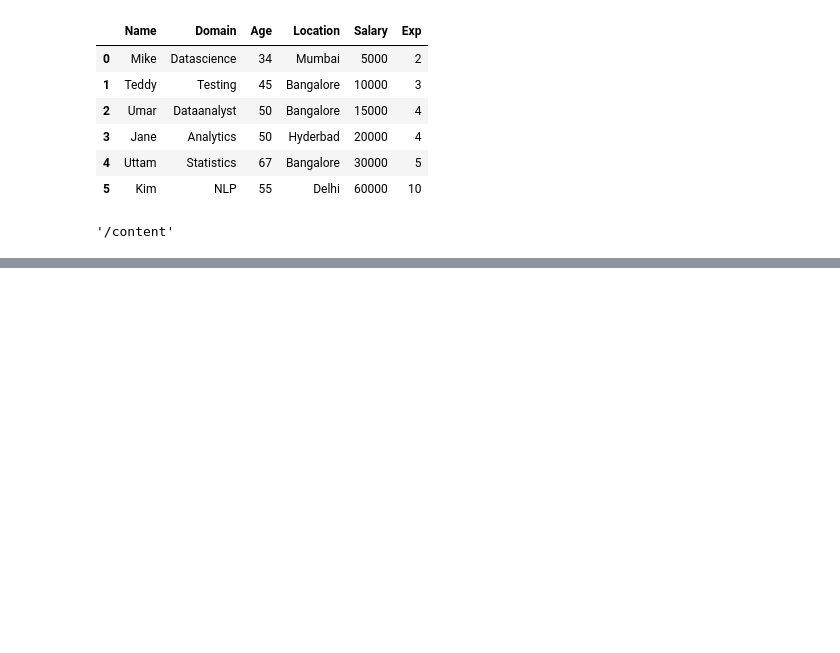
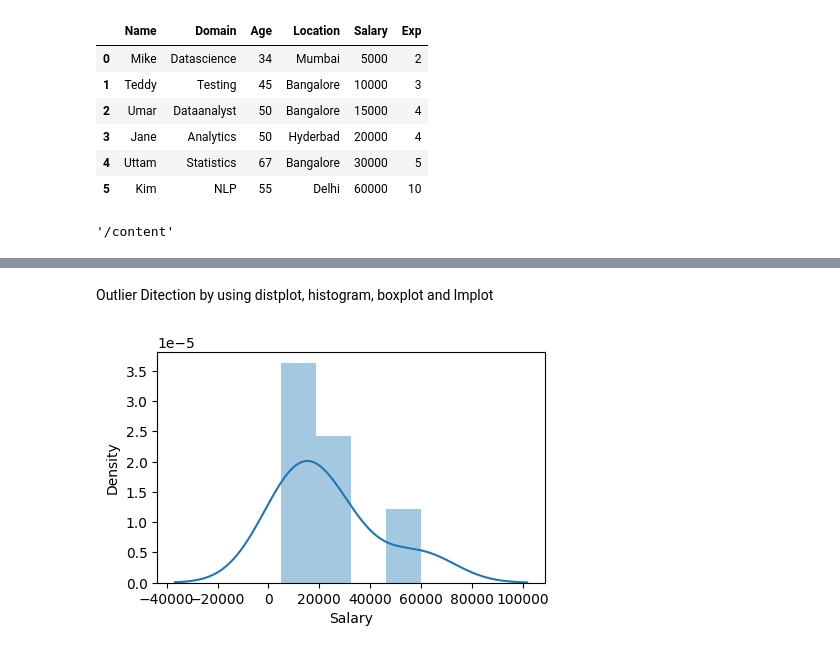
Before and after one commit to ApoorvaReddy17/practice, a Jupyter notebook: Data_Cleansing.ipynb, the cells around one changed output, grey strips where cells are left out. Saved outputs shown, nothing was run; the diff lists cells and outputs as text; code cells hidden in the pictures; blank space fills up the shorter version.

```diff
--- a/Data_Cleansing.ipynb
+++ b/Data_Cleansing.ipynb
@@ -343,0 +378,7 @@ os.getcwd()
+# %% [markdown]
+Outlier Ditection
+ by using distplot, histogram, boxplot and lmplot
+# %%
+vis1=sns.distplot(clean_data['Salary'])
+# %% [output]
+[figure, added]
```
Also changed, not shown: parts of 13 cells of this notebook.
